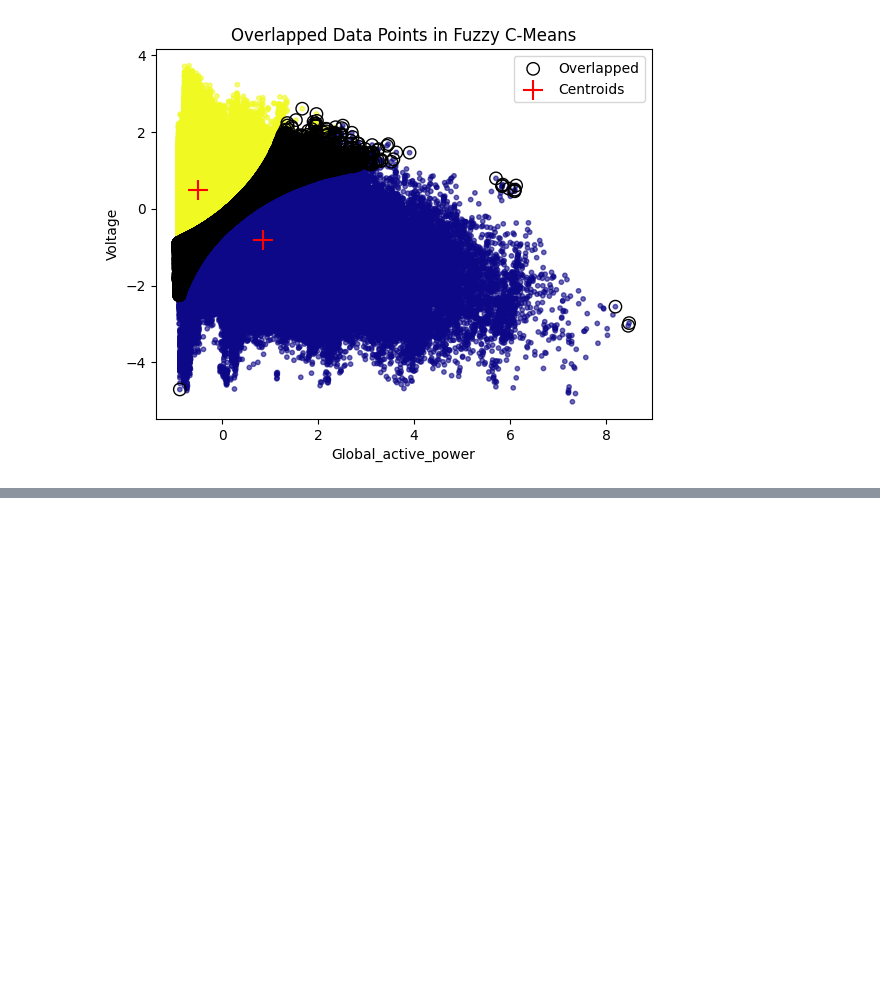
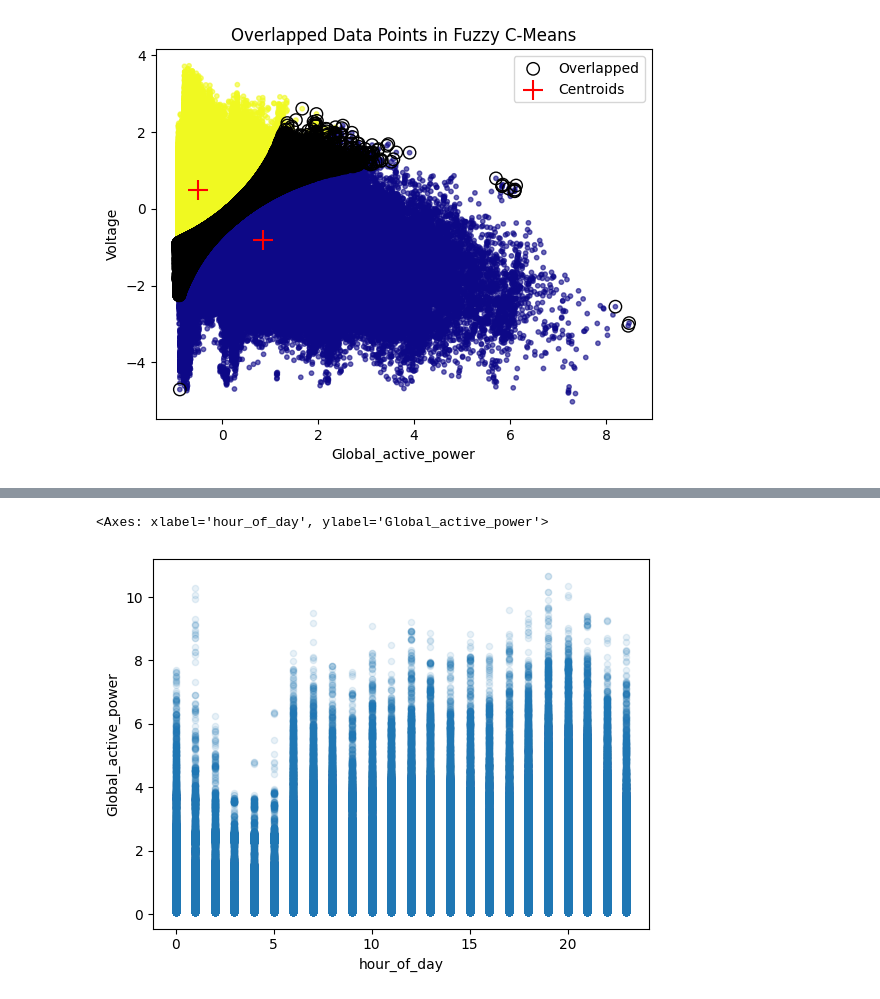
Before and after one commit to Enkhbayasgalan97/CA1-2026163, a Jupyter notebook: CA1.ipynb, the cells around one changed output, grey strips where cells are left out. Drawn from its saved outputs; the diff is of its cells as text; code cells hidden in the pictures; blank space fills up the shorter version.

Commit message:
started time series analyze

```diff
--- a/CA1.ipynb
+++ b/CA1.ipynb
@@ -665,0 +668,5 @@ plt.show()
+# %%
+import pandas as pd
+mv=missi
+
+df_1=pd.read_csv("individual household power consumption.csv",sep=";", na_values=mv)
@@ -665,0 +684,8 @@ plt.show()
+# %%
+ df_1["Global_active_power"].fillna(df["Global_active_power"].median(), inplace=True)
+ df_1["Global_reactive_power"].fillna(df["Global_reactive_power"].median(), inplace=True)
+ df_1["Voltage"].fillna(df["Voltage"].median(), inplace=True)
+ df_1["Global_intensity"].fillna(df["Global_intensity"].median(), inplace=True)
+ df_1["Sub_metering_1"].fillna(df["Sub_metering_1"].median(), inplace=True)
+ df_1["Sub_metering_2"].fillna(df["Sub_metering_2"].median(), inplace=True)
+ df_1["Sub_metering_3"].fillna(df["Sub_metering_3"].median(), inplace=True)
@@ -665,0 +738,5 @@ plt.show()
+# %%
+df_1["Datetime_Str"]=df["Date"]+ " "+df_1["Time"]
+df_1["Datetime"]=pd.to_datetime(df_1["Datetime_Str"], format ="%d/%m/%Y %H:%M:%S")
+# %%
+df_1["hour_of_day"]=df_1["Datetime"].dt.hour
@@ -665,0 +754,5 @@ plt.show()
+# %%
+df_1.plot.scatter(x="hour_of_day", y="Global_active_power", alpha=0.1)
+# %% [output]
+<Axes: xlabel='hour_of_day', ylabel='Global_active_power'>
+[figure, added]
```
Also changed, not shown: parts of 24 cells of this notebook, 1 other file.
